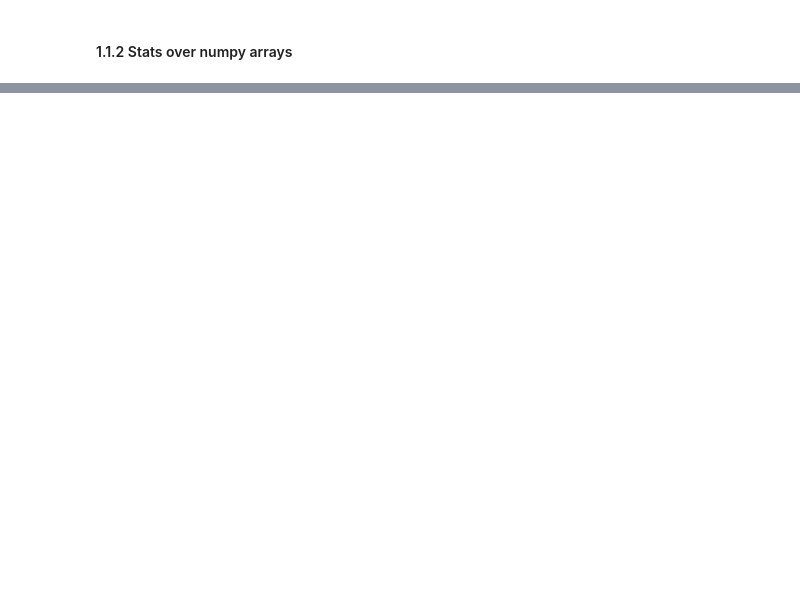
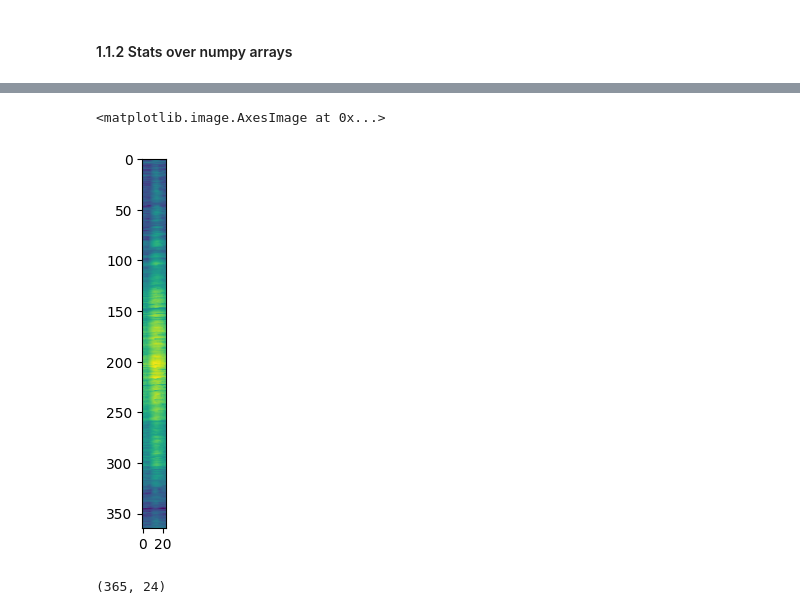
Before and after one commit to vigji/python-cimec-2025, a Jupyter notebook: practicals/Practicals_1.1.ipynb, the cells around one changed output, grey strips where cells are left out. Saved outputs shown, nothing was run; the diff lists cells and outputs as text; code cells hidden in the pictures; blank space fills up the shorter version.

```diff
--- a/practicals/Practicals_1.1.ipynb
+++ b/practicals/Practicals_1.1.ipynb
@@ -179,8 +272,16 @@ temperatures_array
 # %%
 # Run the cell above to download an array of temperatures in Rovereto during 2022.
 # Temperatures data are sampled every hour: can you interpret the shape of the array?
-
 # Plot it with plt.matshow() to check if it makes sense.
+plt.figure()
+plt.imshow(temperatures_array)
+# %% [output]
+<matplotlib.image.AxesImage at 0x...>
+[figure, added]
+# %%
+temperatures_array.shape
+# %% [output]
+(365, 24)
 # %%
 # Use plt.plot to show temperatures for all days (each day a line). You can do it in a for loop,
 # or in one call of the function given the right dimension order for the data matrix!
```
Also changed, not shown: parts of 22 cells of this notebook, 6 other files.
